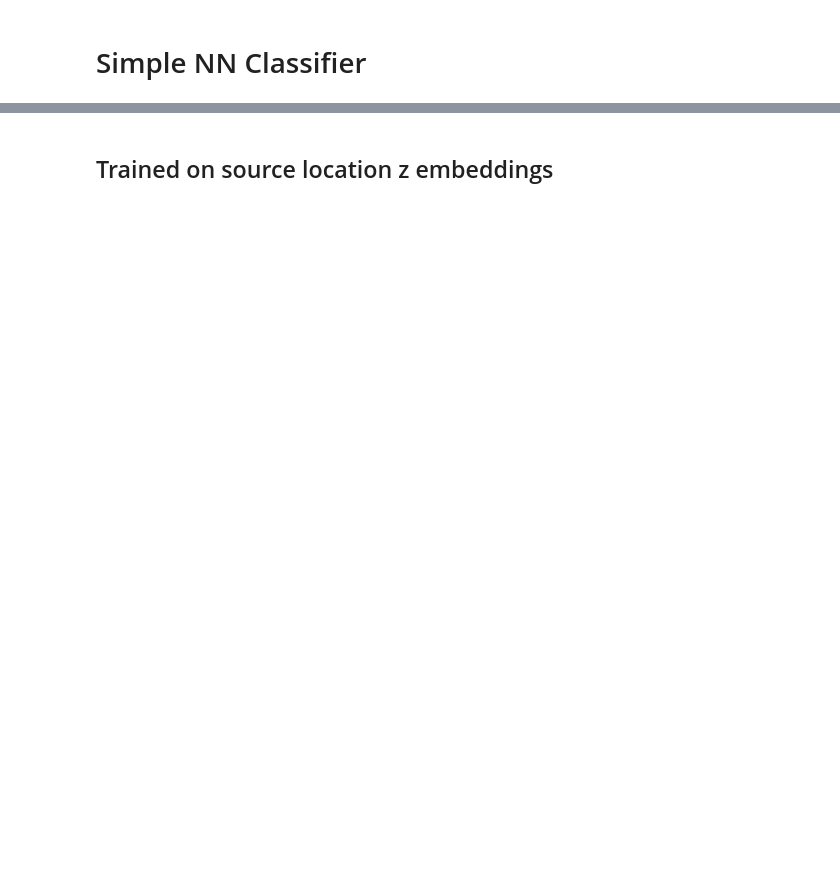
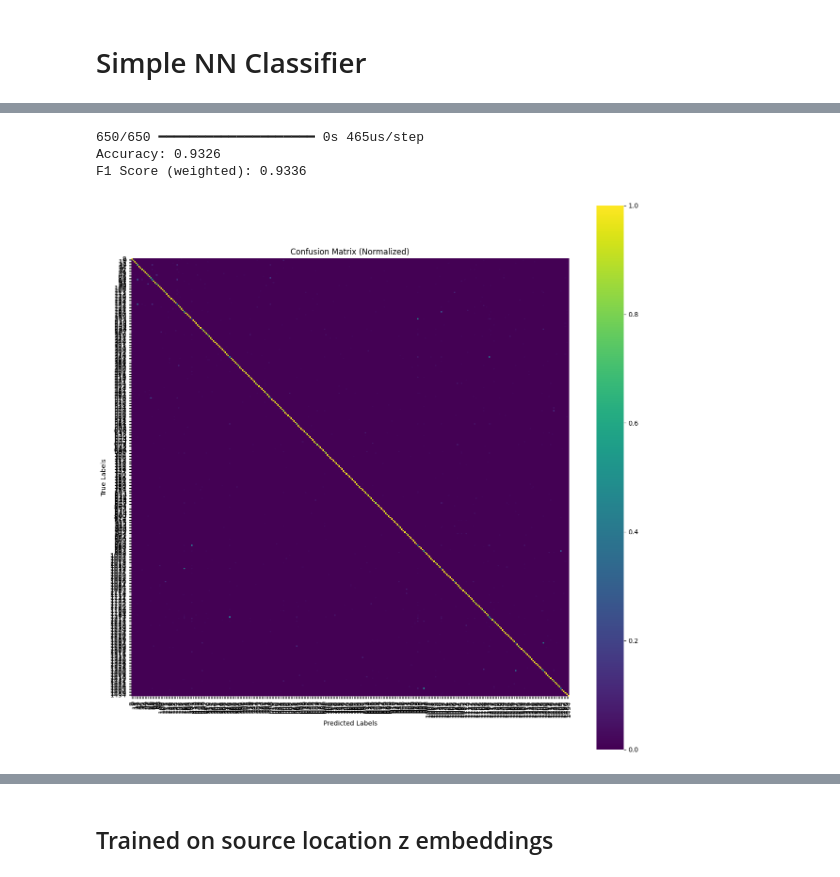
Before and after one commit to kaushithamsilva/DoH-Synthesis, a Jupyter notebook: code/z_classification.ipynb, the cells around one changed output, grey strips where cells are left out. Drawn from its saved outputs; the diff is of its cells as text; code cells hidden in the pictures; blank space fills up the shorter version.

Commit message:
z_classification experiment

```diff
--- a/code/z_classification.ipynb
+++ b/code/z_classification.ipynb
@@ -129,0 +203,16 @@ def create_simple_dense_classifier(input_dim, num_classes, hidden_units=64, drop
+# %%
+from sklearn.preprocessing import LabelEncoder
+from sklearn.model_selection import train_test_split
+random_state = 42
+
+le = LabelEncoder()
+source_train, source_test = train_test_split(source_df, test_size=0.7, random_state=random_state, stratify=source_df['Website'])
+
+X_train = get_z_embeddings(source_train.iloc[:, 2:], vae_model)
+y_train = le.fit_transform(source_train.Website)
+X_test = get_z_embeddings(source_test.iloc[:, 2:], vae_model)
+y_test = le.transform(source_test.Website)
+
+
+model = create_simple_dense_classifier(latent_dim, len(test_web_samples))
+model.fit(X_train, y_train, batch_size = 32, epochs=30, shuffle=True)
@@ -129,0 +238,24 @@ def create_simple_dense_classifier(input_dim, num_classes, hidden_units=64, drop
+# %%
+import numpy as np
+from sklearn import metrics
+from sklearn.metrics import accuracy_score, f1_score, confusion_matrix
+import scripts.classification as classification
+
+# Convert logits to class labels
+y_pred_logits = model.predict(X_test)
+y_pred = np.argmax(y_pred_logits, axis=1)  # Get class indices with maximum logits
+
+# Calculate accuracy and F1 score
+accuracy = accuracy_score(y_test, y_pred)
+print(f"Accuracy: {accuracy:.4f}")
+
+f1 = f1_score(y_test, y_pred, average='weighted')  # Use weighted average for imbalanced data
+print(f"F1 Score (weighted): {f1:.4f}")
+
+cm = confusion_matrix(y_test, y_pred)
+classification.show_confusion_matrix_heatmap(cm, le, 'cm', True)
+# %% [output]
+650/650 ━━━━━━━━━━━━━━━━━━━━ 0s 465us/step
+Accuracy: 0.9326
+F1 Score (weighted): 0.9336
+[figure, added]
```
Also changed, not shown: parts of 17 cells of this notebook, 2 other files.
